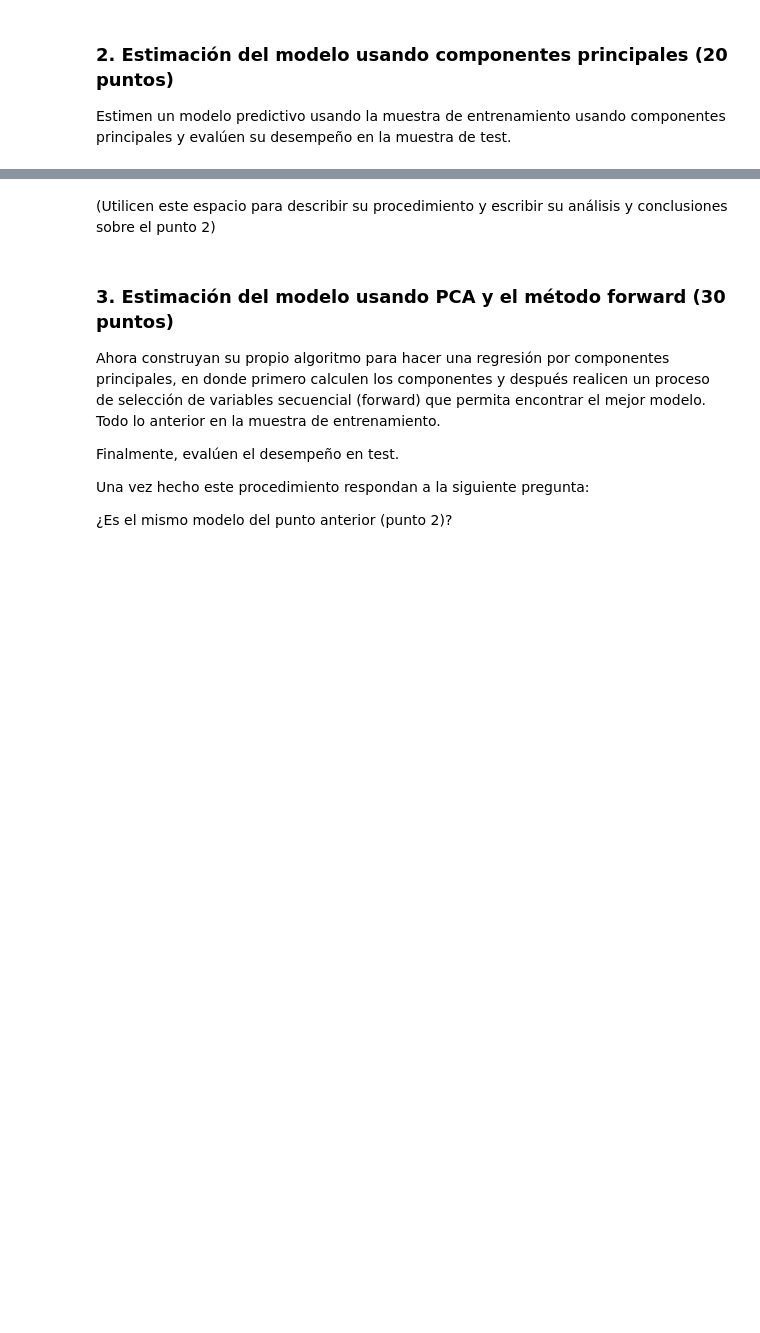
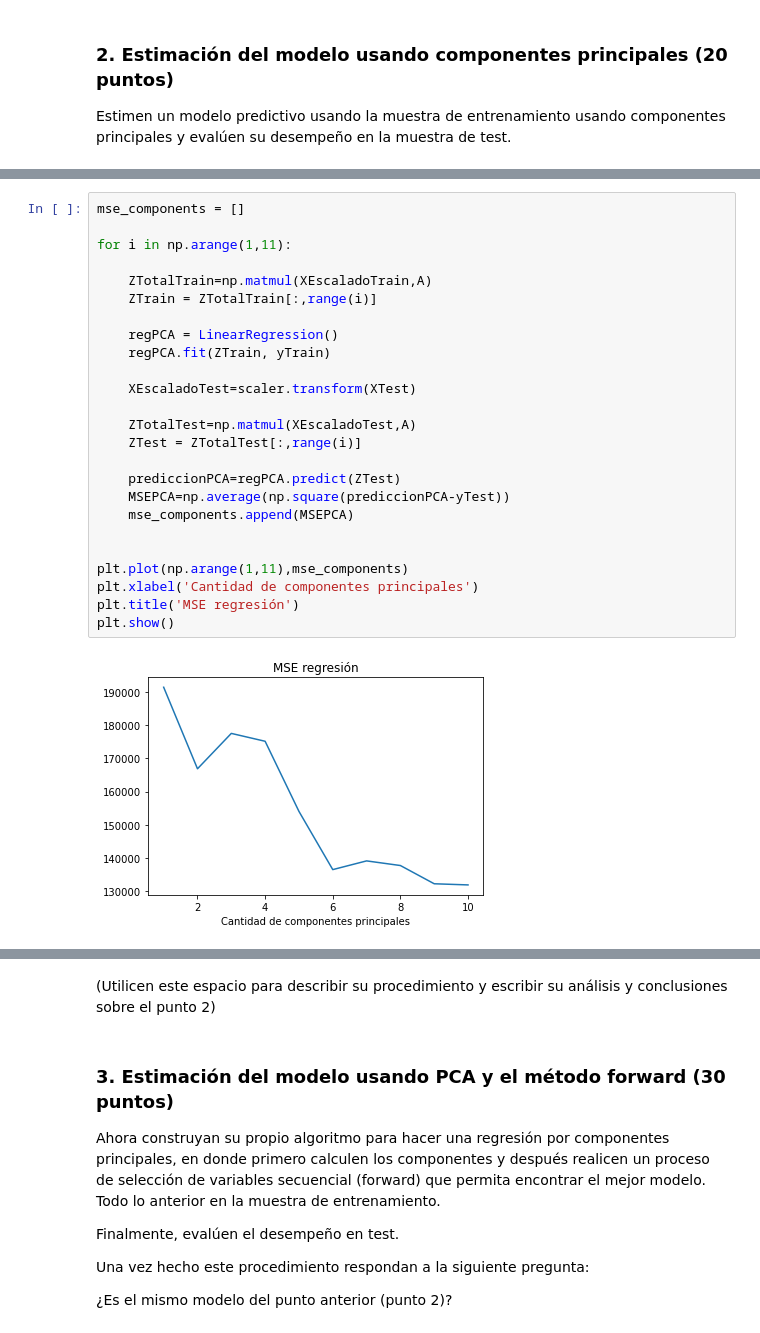
Before and after one commit to paulguz261/MIAD_20231_intro_machine_learning_grupal, a Jupyter notebook: week2/Caso modelos lineales para regresión, muestreo y selección del mejor modelo.ipynb, the cells around one changed output, grey strips where cells are left out. Drawn from its saved outputs; the diff is of its cells as text; blank space fills up the shorter version.

```diff
--- a/week2/Caso modelos lineales para regresión, muestreo y selección del mejor modelo.ipynb
+++ b/week2/Caso modelos lineales para regresión, muestreo y selección del mejor modelo.ipynb
@@ -173,0 +218,27 @@ Estimen un modelo predictivo usando la muestra de entrenamiento usando component
+# %%
+mse_components = []
+
+for i in np.arange(1,11):
+
+    ZTotalTrain=np.matmul(XEscaladoTrain,A)
+    ZTrain = ZTotalTrain[:,range(i)]
+
+    regPCA = LinearRegression()
+    regPCA.fit(ZTrain, yTrain)
+
+    XEscaladoTest=scaler.transform(XTest)
+
+    ZTotalTest=np.matmul(XEscaladoTest,A)
+    ZTest = ZTotalTest[:,range(i)]
+
+    prediccionPCA=regPCA.predict(ZTest)
+    MSEPCA=np.average(np.square(prediccionPCA-yTest))
+    mse_components.append(MSEPCA)
+
+
+plt.plot(np.arange(1,11),mse_components)
+plt.xlabel('Cantidad de componentes principales')
+plt.title('MSE regresión')
+plt.show()
+# %% [output]
+[figure, added]
```
Also changed, not shown: parts of 16 cells of this notebook.
